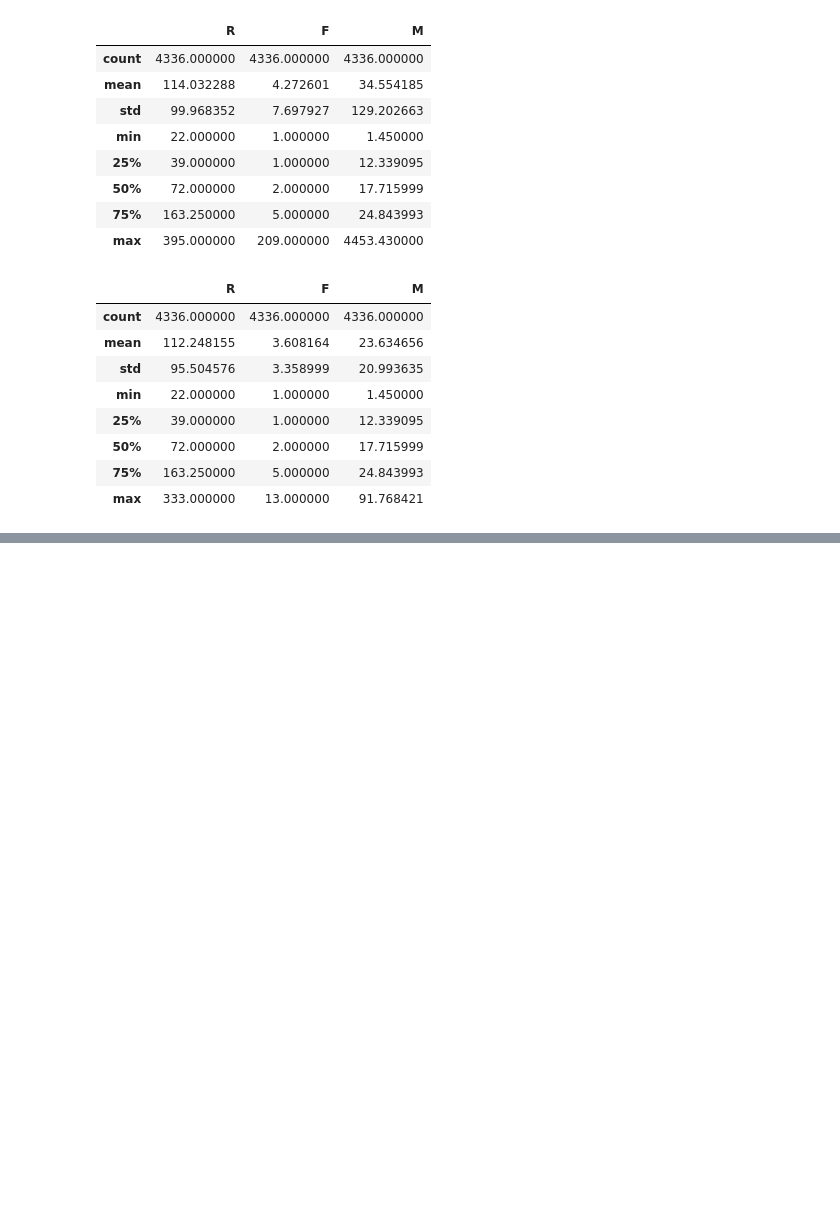
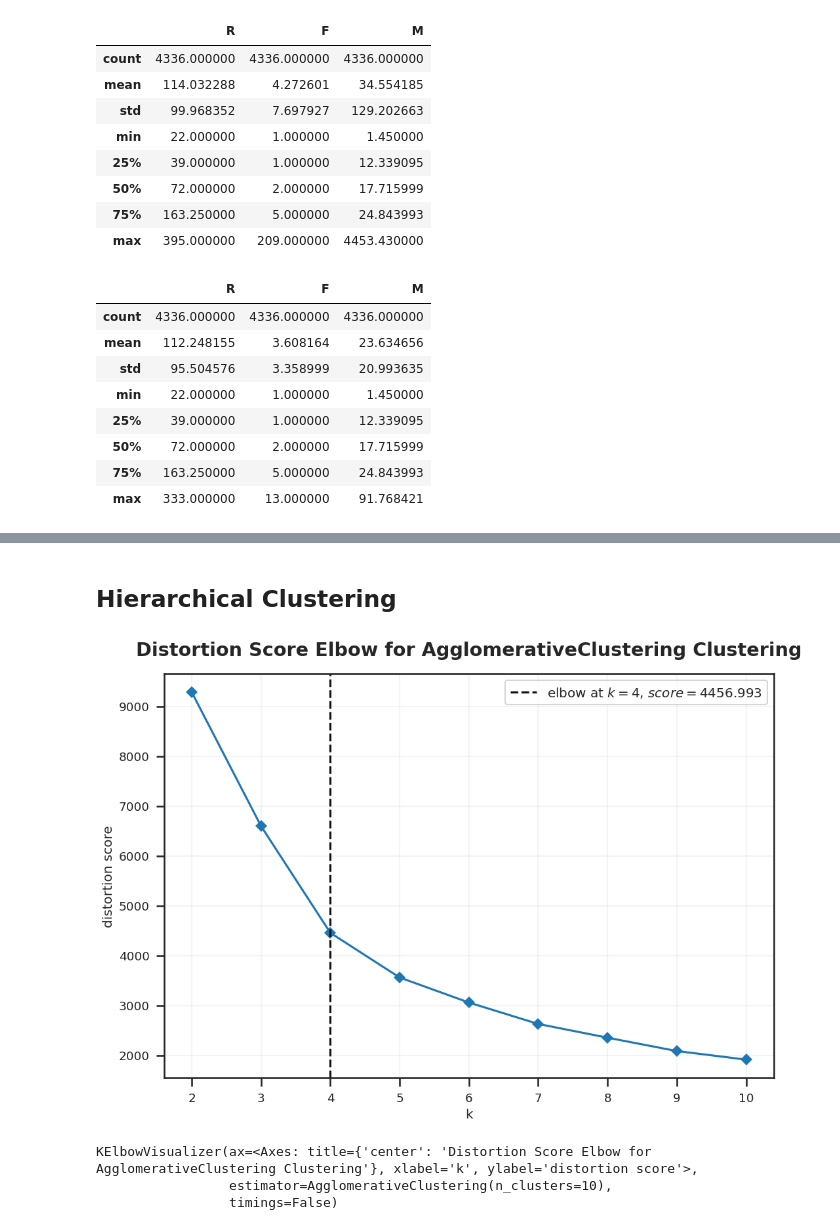
Before and after one commit to PabloLBandeira/biblioteca-Pandas, a Jupyter notebook: clustering_case_playground.ipynb, the cells around one changed output, grey strips where cells are left out. Saved outputs shown, nothing was run; the diff lists cells and outputs as text; code cells hidden in the pictures; blank space fills up the shorter version.

```diff
--- a/clustering_case_playground.ipynb
+++ b/clustering_case_playground.ipynb
@@ -397,0 +482,9 @@ df_rfm_clip
+# %% [markdown]
+## Hierarchical Clustering
+# %%
+kelbow_visualizer(AgglomerativeClustering(), df_rfm_clip_scaled, k=10, timings=False)
+# %% [output]
+[figure, added]
+KElbowVisualizer(ax=<Axes: title={'center': 'Distortion Score Elbow for AgglomerativeClustering Clustering'}, xlabel='k', ylabel='distortion score'>,
+                 estimator=AgglomerativeClustering(n_clusters=10),
+                 timings=False)
```
Also changed, not shown: parts of 11 cells of this notebook.
